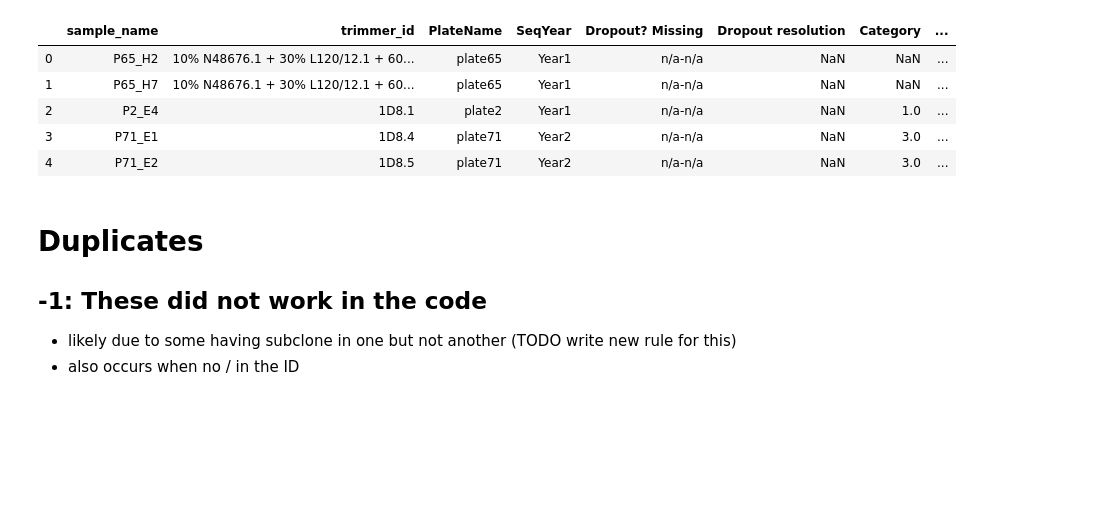
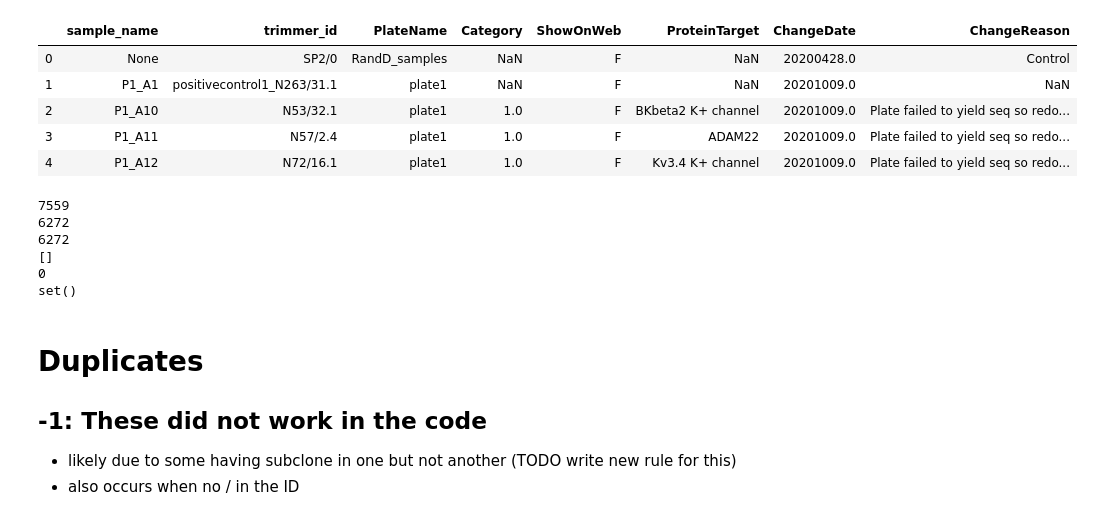
Before and after one commit to ucdavis-bioinformatics/NeuroMabSeq, a Jupyter notebook: trimmer/DropoutandDups.ipynb, the cells around one changed output. Saved outputs shown, nothing was run; the diff lists cells and outputs as text; code cells hidden in the pictures; blank space fills up the shorter version.

```diff
--- a/trimmer/DropoutandDups.ipynb
+++ b/trimmer/DropoutandDups.ipynb
@@ -46,11 +52,31 @@ data.head()
 # %%
-dropout = pd.read_csv("../static_data/2021-02-15.tsv", sep='\t')
-# focus category 1 first..
+# upload the metadata
+dropout = pd.read_csv("alldata_master.tsv", sep='\t')
 dropout.head()
 # %% [output]
-|  | sample_name | trimmer_id | PlateName | SeqYear | Dropout? Missing | Dropout resolution | Category | ... |
-| 0 | P65_H2 | 10% N48676.1 + 30% L120/12.1 + 60... | plate65 | Year1 | n/a-n/a | NaN | NaN | ... |
-| 1 | P65_H7 | 10% N48676.1 + 30% L120/12.1 + 60... | plate65 | Year1 | n/a-n/a | NaN | NaN | ... |
-| 2 | P2_E4 | 1D8.1 | plate2 | Year1 | n/a-n/a | NaN | 1.0 | ... |
-| 3 | P71_E1 | 1D8.4 | plate71 | Year2 | n/a-n/a | NaN | 3.0 | ... |
-| 4 | P71_E2 | 1D8.5 | plate71 | Year2 | n/a-n/a | NaN | 3.0 | ... |
+|  | sample_name | trimmer_id | PlateName | Category | ShowOnWeb | ProteinTarget | ChangeDate | ChangeReason |
+| 0 | None | SP2/0 | RandD_samples | NaN | F | NaN | 20200428.0 | Control |
+| 1 | P1_A1 | positivecontrol1_N263/31.1 | plate1 | NaN | F | NaN | 20201009.0 | NaN |
+| 2 | P1_A10 | N53/32.1 | plate1 | 1.0 | F | BKbeta2 K+ channel | 20201009.0 | Plate failed to yield seq so redo... |
+| 3 | P1_A11 | N57/2.4 | plate1 | 1.0 | F | ADAM22 | 20201009.0 | Plate failed to yield seq so redo... |
+| 4 | P1_A12 | N72/16.1 | plate1 | 1.0 | F | Kv3.4 K+ channel | 20201009.0 | Plate failed to yield seq so redo... |
+# %%
+metadata2 = pd.read_csv("alldata_master.tsv", sep='\t')
+print(len(metadata2))
+meta2 = metadata2[metadata2["ShowOnWeb"]=="T"]
+print(len(meta2))
+
+meta1 = dropout[dropout["ShowOnWeb"]=="T"]
+print(len(meta1))
+
+result = list(set(meta1['sample_name']) - set(meta2['sample_name']))
+print(result)
+print(len(result))
+print(set([i.split('_')[0] for i in result]))
+# %% [output]
+7559
+6272
+6272
+[]
+0
+set()
```
Also changed, not shown: parts of 38 cells of this notebook, 36 other files.
